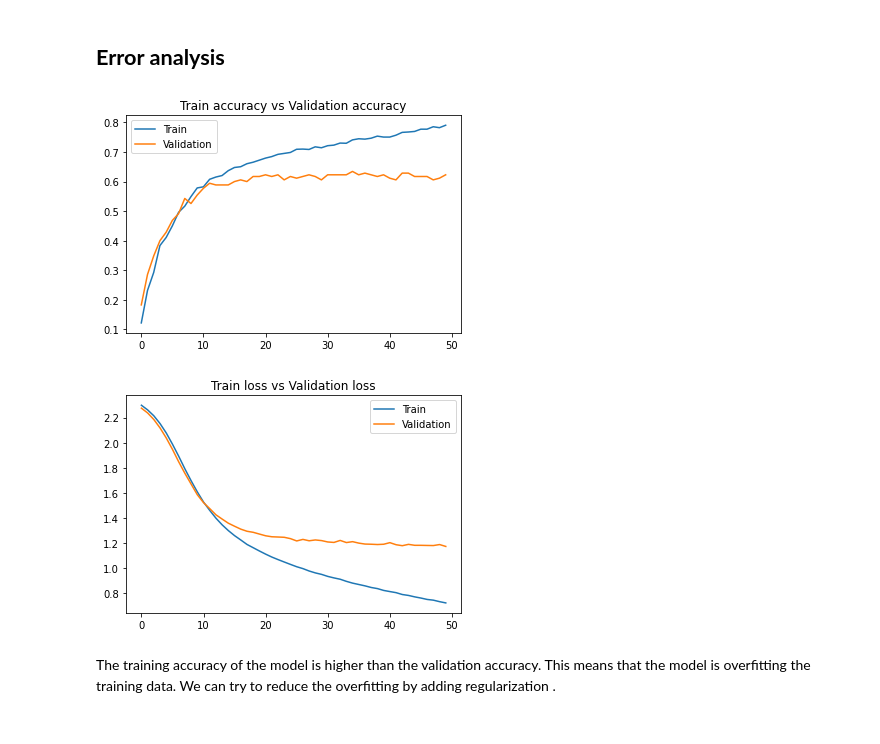
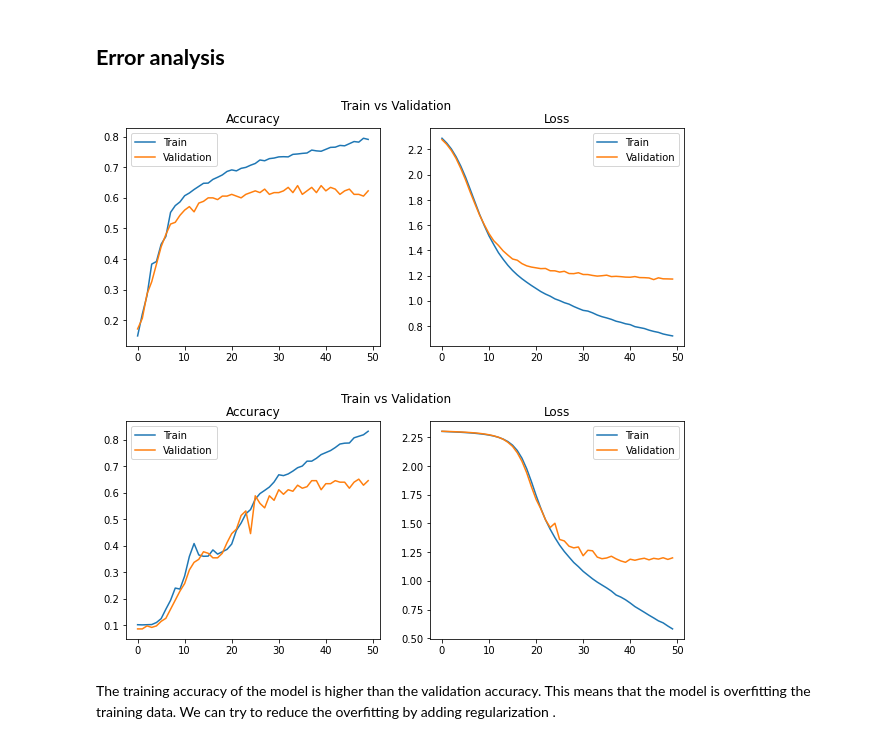
Before and after one commit to biodatlab/deep-learning-skooldio, a Jupyter notebook: 03_handwritten_recognition_explore.ipynb, the cells around one changed output. Drawn from its saved outputs; the diff is of its cells as text; code cells hidden in the pictures.

```diff
--- a/03_handwritten_recognition_explore.ipynb
+++ b/03_handwritten_recognition_explore.ipynb
@@ -211,0 +201,15 @@ plt.show()
+# %%
+def plot_graph(history):
+    fig, (ax1, ax2) = plt.subplots(1, 2)
+    fig.set_figwidth(10)
+    fig.suptitle("Train vs Validation")
+    ax1.plot(history["train_acc"], label="Train")
+    ax1.plot(history["val_acc"], label="Validation")
+    ax1.legend()
+    ax1.set_title("Accuracy")
+
+    ax2.plot(history["train_loss"], label="Train")
+    ax2.plot(history["val_loss"], label="Validation")
+    ax2.legend()
+    ax2.set_title("Loss")
+    fig.show()
@@ -336,23 +344,13 @@ Accuracy: 64.57%
 # %% [markdown]
 ## **Error analysis**
 # %%
-# Plot the training accuracy and validation accuracy
-plt.plot(net_history["train_acc"], label="Train")
-plt.plot(net_history["val_acc"], label="Validation")
-plt.legend()
-plt.title("Train accuracy vs Validation accuracy")
-plt.show()
+plot_graph(net_history)
 # %% [output]
-[figure, old version]
+[figure, new version]
 # %%
-# Plot the training loss and validation loss
-plt.plot(net_history["train_loss"], label="Train")
-plt.plot(net_history["val_loss"], label="Validation")
-plt.legend()
-plt.title("Train loss vs Validation loss")
-plt.show()
+plot_graph(more_layers_model_history)
 # %% [output]
-[figure, old version]
+[figure, new version]
 # %% [markdown]
 The training accuracy of the model is higher than the validation accuracy.
 This means that the model is overfitting the training data.
```
Also changed, not shown: parts of 21 cells of this notebook.
